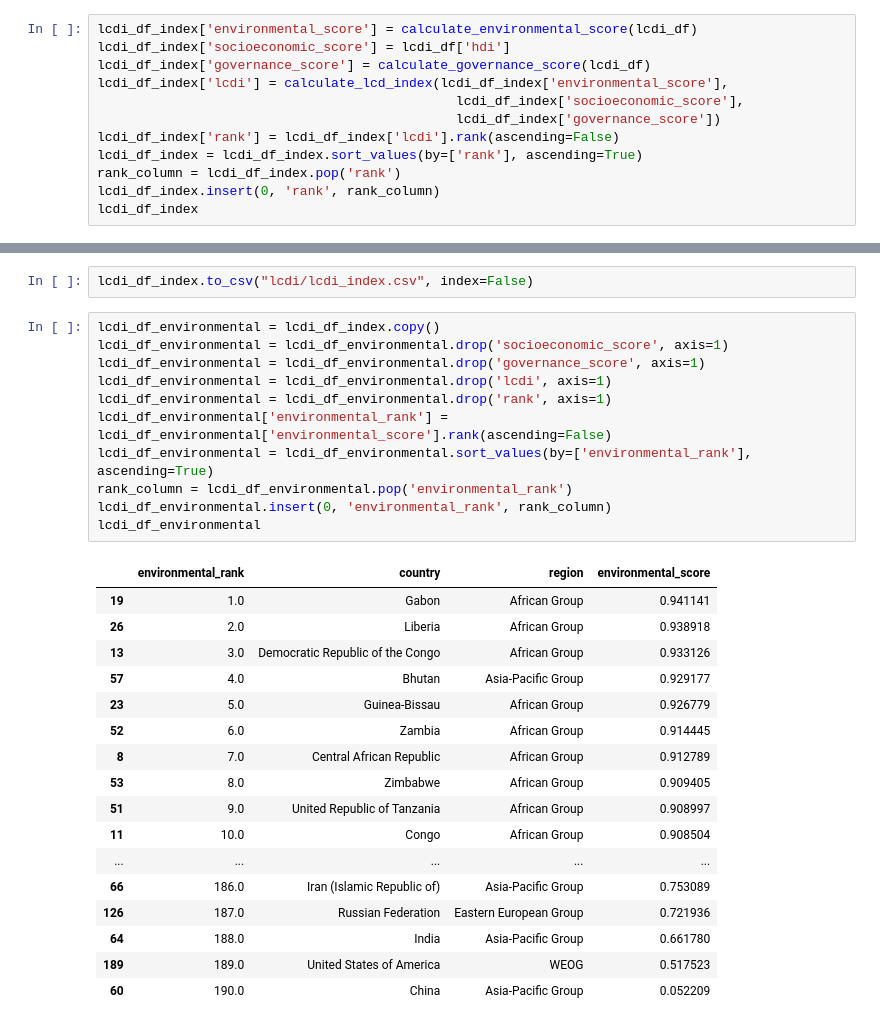
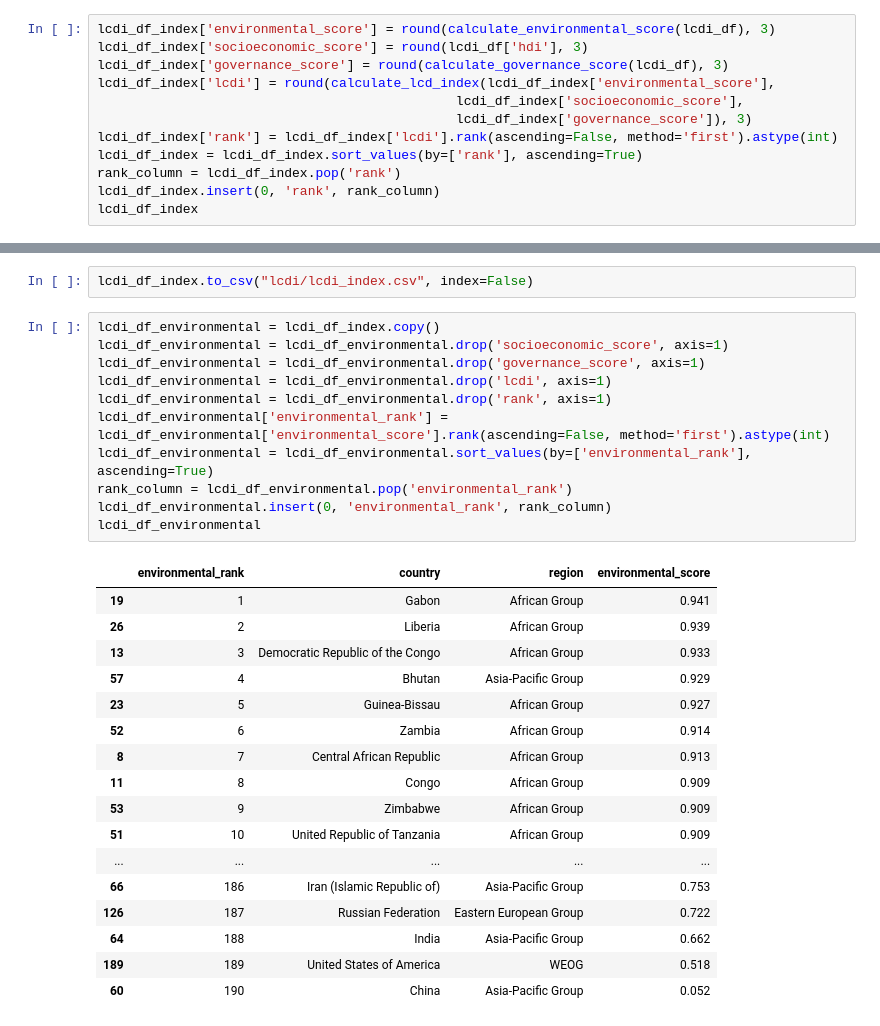
Before and after one commit to luanakimley/low-carbon-development-composite-index, a Jupyter notebook: composite_index.ipynb, the cells around one changed output, grey strips where cells are left out. Cells and saved outputs as stored; diff of their text form.

```diff
--- a/composite_index.ipynb
+++ b/composite_index.ipynb
@@ -61,13 +61,13 @@ lcdi_df_index = lcdi_df_index.drop('hdi', axis=1)
 lcdi_df_index = lcdi_df_index.drop('renewable_energy_consumption', axis=1)
 lcdi_df_index = lcdi_df_index.drop('total_greenhouse_gas_emission', axis=1)
 # %%
-lcdi_df_index['environmental_score'] = calculate_environmental_score(lcdi_df)
-lcdi_df_index['socioeconomic_score'] = lcdi_df['hdi']
-lcdi_df_index['governance_score'] = calculate_governance_score(lcdi_df)
-lcdi_df_index['lcdi'] = calculate_lcd_index(lcdi_df_index['environmental_score'],
+lcdi_df_index['environmental_score'] = round(calculate_environmental_score(lcdi_df), 3)
+lcdi_df_index['socioeconomic_score'] = round(lcdi_df['hdi'], 3)
+lcdi_df_index['governance_score'] = round(calculate_governance_score(lcdi_df), 3)
+lcdi_df_index['lcdi'] = round(calculate_lcd_index(lcdi_df_index['environmental_score'],
                                               lcdi_df_index['socioeconomic_score'],
-                                              lcdi_df_index['governance_score'])
-lcdi_df_index['rank'] = lcdi_df_index['lcdi'].rank(ascending=False)
+                                              lcdi_df_index['governance_score']), 3)
+lcdi_df_index['rank'] = lcdi_df_index['lcdi'].rank(ascending=False, method='first').astype(int)
 lcdi_df_index = lcdi_df_index.sort_values(by=['rank'], ascending=True)
 rank_column = lcdi_df_index.pop('rank')
 lcdi_df_index.insert(0, 'rank', rank_column)
@@ -95,32 +95,32 @@ lcdi_df_index.to_csv("lcdi/lcdi_index.csv", index=False)
 # %%
 lcdi_df_environmental = lcdi_df_index.copy()
 lcdi_df_environmental = lcdi_df_environmental.drop('socioeconomic_score', axis=1)
 lcdi_df_environmental = lcdi_df_environmental.drop('governance_score', axis=1)
 lcdi_df_environmental = lcdi_df_environmental.drop('lcdi', axis=1)
 lcdi_df_environmental = lcdi_df_environmental.drop('rank', axis=1)
-lcdi_df_environmental['environmental_rank'] = lcdi_df_environmental['environmental_score'].rank(ascending=False)
+lcdi_df_environmental['environmental_rank'] = lcdi_df_environmental['environmental_score'].rank(ascending=False, method='first').astype(int)
 lcdi_df_environmental = lcdi_df_environmental.sort_values(by=['environmental_rank'], ascending=True)
 rank_column = lcdi_df_environmental.pop('environmental_rank')
 lcdi_df_environmental.insert(0, 'environmental_rank', rank_column)
 lcdi_df_environmental
 # %% [output]
 |  | environmental_rank | country | region | environmental_score |
-| 19 | 1.0 | Gabon | African Group | 0.941141 |
-| 26 | 2.0 | Liberia | African Group | 0.938918 |
-| 13 | 3.0 | Democratic Republic of the Congo | African Group | 0.933126 |
-| 57 | 4.0 | Bhutan | Asia-Pacific Group | 0.929177 |
-| 23 | 5.0 | Guinea-Bissau | African Group | 0.926779 |
-| 52 | 6.0 | Zambia | African Group | 0.914445 |
-| 8 | 7.0 | Central African Republic | African Group | 0.912789 |
-| 53 | 8.0 | Zimbabwe | African Group | 0.909405 |
-| 51 | 9.0 | United Republic of Tanzania | African Group | 0.908997 |
-| 11 | 10.0 | Congo | African Group | 0.908504 |
+| 19 | 1 | Gabon | African Group | 0.941 |
+| 26 | 2 | Liberia | African Group | 0.939 |
+| 13 | 3 | Democratic Republic of the Congo | African Group | 0.933 |
+| 57 | 4 | Bhutan | Asia-Pacific Group | 0.929 |
+| 23 | 5 | Guinea-Bissau | African Group | 0.927 |
+| 52 | 6 | Zambia | African Group | 0.914 |
+| 8 | 7 | Central African Republic | African Group | 0.913 |
+| 11 | 8 | Congo | African Group | 0.909 |
+| 53 | 9 | Zimbabwe | African Group | 0.909 |
+| 51 | 10 | United Republic of Tanzania | African Group | 0.909 |
 | ... | ... | ... | ... | ... |
-| 66 | 186.0 | Iran (Islamic Republic of) | Asia-Pacific Group | 0.753089 |
-| 126 | 187.0 | Russian Federation | Eastern European Group | 0.721936 |
-| 64 | 188.0 | India | Asia-Pacific Group | 0.661780 |
-| 189 | 189.0 | United States of America | WEOG | 0.517523 |
-| 60 | 190.0 | China | Asia-Pacific Group | 0.052209 |
+| 66 | 186 | Iran (Islamic Republic of) | Asia-Pacific Group | 0.753 |
+| 126 | 187 | Russian Federation | Eastern European Group | 0.722 |
+| 64 | 188 | India | Asia-Pacific Group | 0.662 |
+| 189 | 189 | United States of America | WEOG | 0.518 |
+| 60 | 190 | China | Asia-Pacific Group | 0.052 |
 # %%
 lcdi_df_socioeconomic = lcdi_df_index.copy()
 lcdi_df_socioeconomic = lcdi_df_socioeconomic.drop('environmental_score', axis=1)
```
Also changed, not shown: parts of 3 cells of this notebook, 2 other files.
